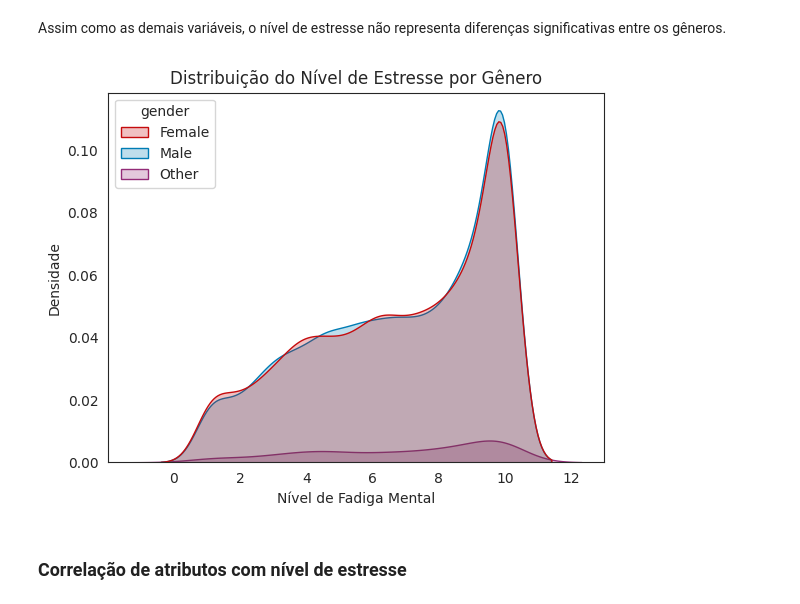
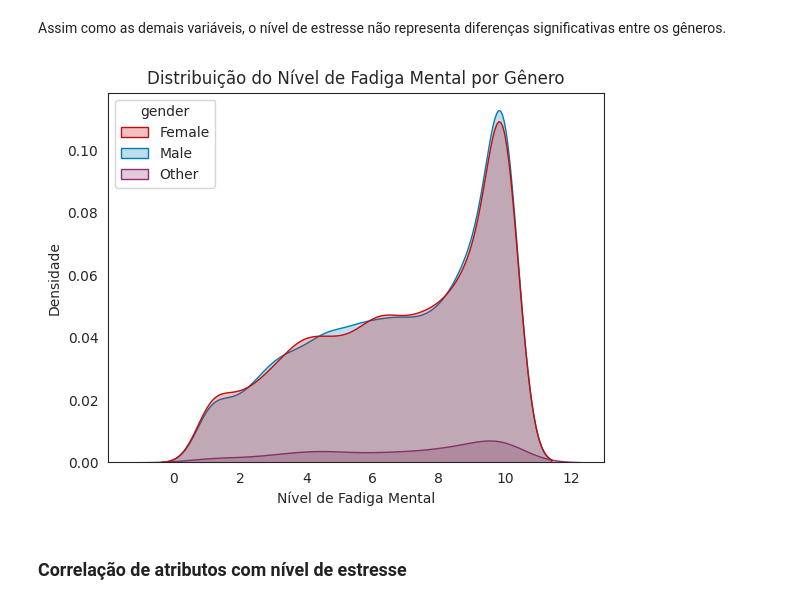
Before and after one commit to larissamitrof-collab/MVP-1, a Jupyter notebook: MVP1.ipynb, the cells around one changed output. Drawn from its saved outputs; the diff is of its cells as text; code cells hidden in the pictures.

```diff
--- a/MVP1.ipynb
+++ b/MVP1.ipynb
@@ -869,24 +869,24 @@ Assim como as demais variáveis, o nível de estresse não representa diferença
 # %%
 cores_por_genero = {
     'Female': '#c50b0d',
     'Male': '#007cb4',
     'Other': '#932b77'
 }
 
 sns.kdeplot(
     x=df['mental_fatigue_score'],
     fill=True,
     hue=df['gender'], # Adiciona o gênero como diferenciador
     palette=cores_por_genero # Usa a paleta de cores personalizada
 )
 
-plt.title("Distribuição do Nível de Estresse por Gênero")
+plt.title("Distribuição do Nível de Fadiga Mental por Gênero")
 plt.xlabel("Nível de Fadiga Mental")
 plt.ylabel("Densidade")
 
 plt.show()
 # %% [output]
-[figure, old version]
+[figure, new version]
 # %% [markdown]
 ### Correlação de atributos com nível de estresse
 # %%
```
